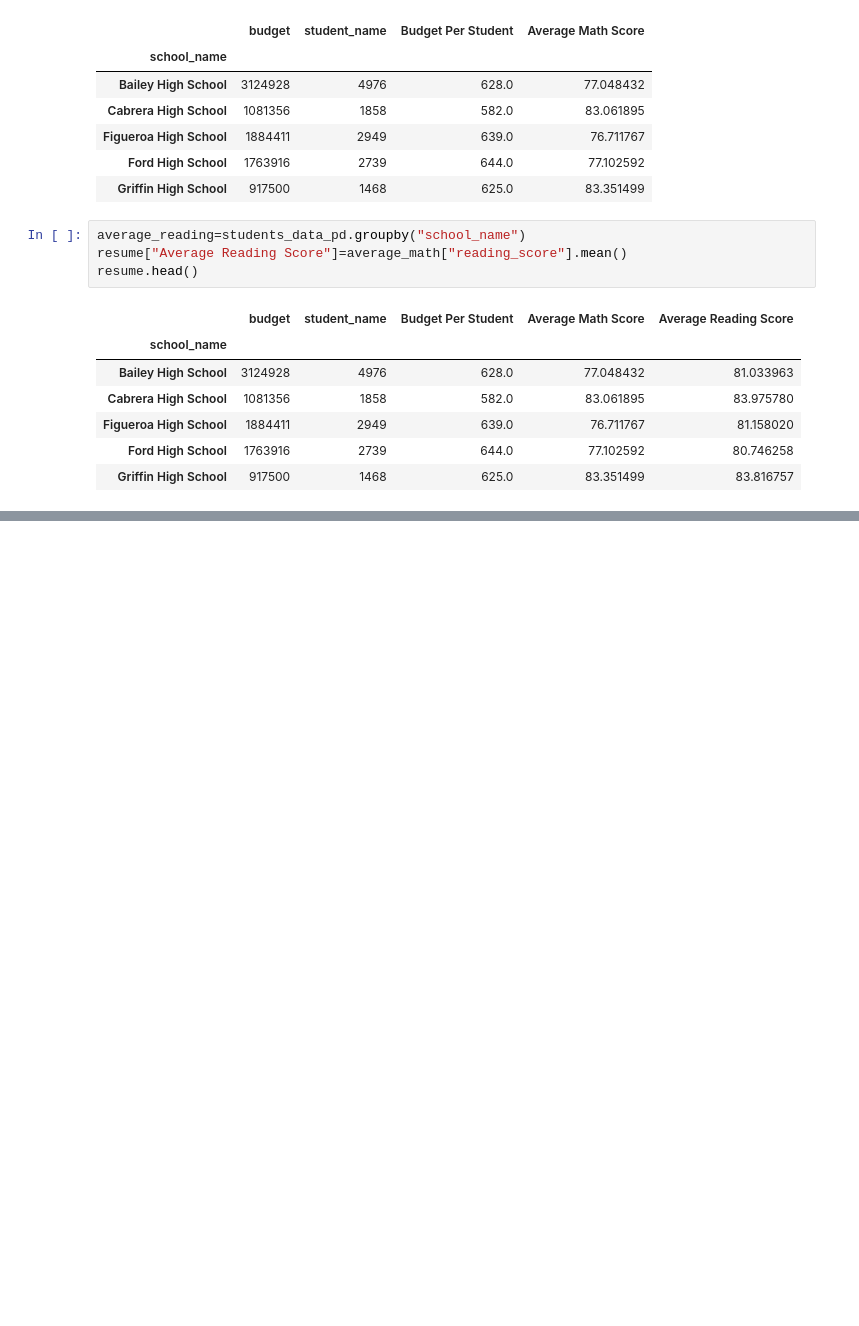
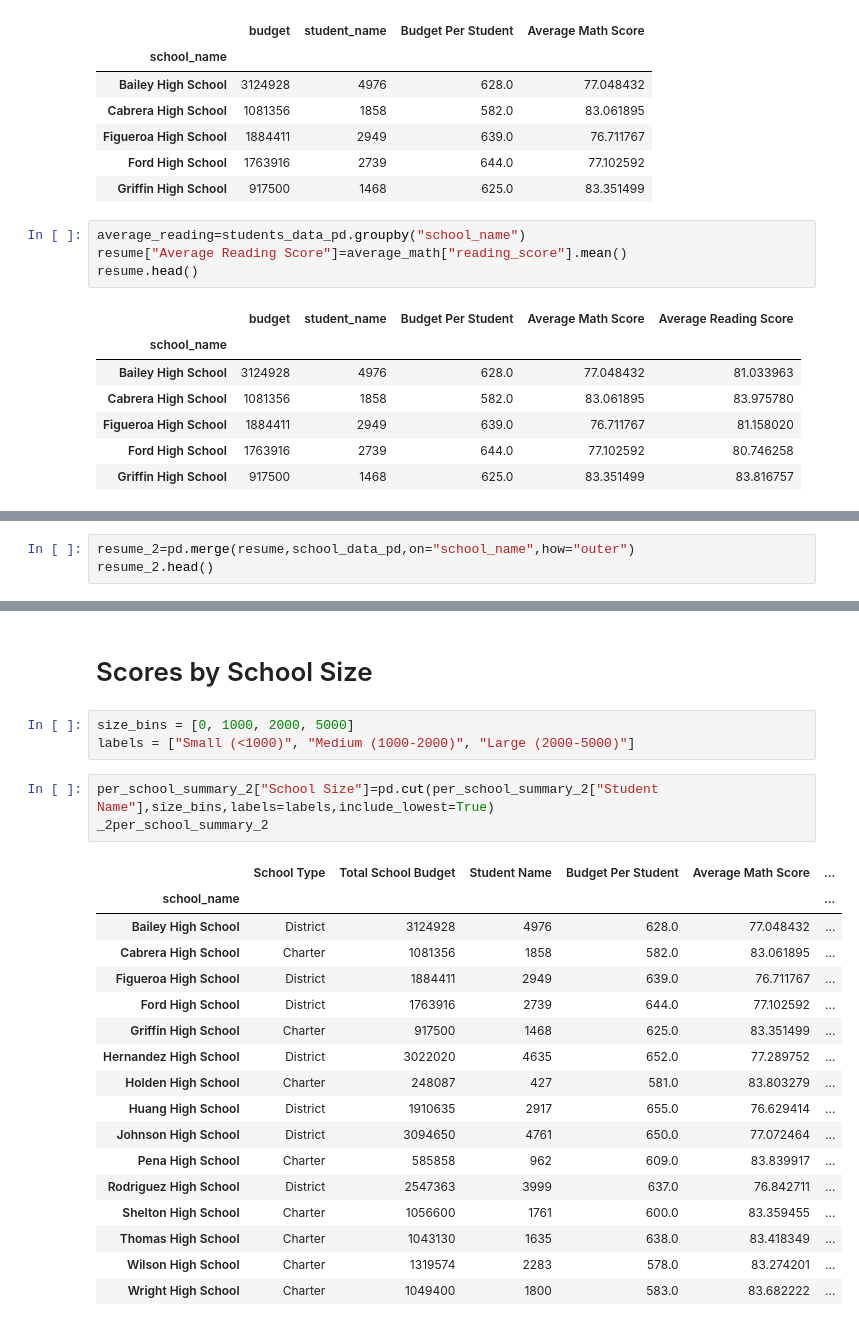
Before and after one commit to SebastianTagle/panda-challenge, a Jupyter notebook: PyCitySchools/PyCitySchoolsST.ipynb, the cells around one changed output, grey strips where cells are left out. Saved outputs shown, nothing was run; the diff lists cells and outputs as text; blank space fills up the shorter version.

```diff
--- a/PyCitySchools/PyCitySchoolsST.ipynb
+++ b/PyCitySchools/PyCitySchoolsST.ipynb
@@ -236,0 +306,3 @@ resume.head()
+# %%
+resume_2=pd.merge(resume,school_data_pd,on="school_name",how="outer")
+resume_2.head()
@@ -236,0 +473,26 @@ resume.head()
+# %% [markdown]
+# Scores by School Size
+# %%
+size_bins = [0, 1000, 2000, 5000]
+labels = ["Small (<1000)", "Medium (1000-2000)", "Large (2000-5000)"]
+# %%
+per_school_summary_2["School Size"]=pd.cut(per_school_summary_2["Student Name"],size_bins,labels=labels,include_lowest=True)
+_2per_school_summary_2
+# %% [output]
+|  | School Type | Total School Budget | Student Name | Budget Per Student | Average Math Score | ... |
+| school_name |  |  |  |  |  | ... |
+| Bailey High School | District | 3124928 | 4976 | 628.0 | 77.048432 | ... |
+| Cabrera High School | Charter | 1081356 | 1858 | 582.0 | 83.061895 | ... |
+| Figueroa High School | District | 1884411 | 2949 | 639.0 | 76.711767 | ... |
+| Ford High School | District | 1763916 | 2739 | 644.0 | 77.102592 | ... |
+| Griffin High School | Charter | 917500 | 1468 | 625.0 | 83.351499 | ... |
+| Hernandez High School | District | 3022020 | 4635 | 652.0 | 77.289752 | ... |
+| Holden High School | Charter | 248087 | 427 | 581.0 | 83.803279 | ... |
+| Huang High School | District | 1910635 | 2917 | 655.0 | 76.629414 | ... |
+| Johnson High School | District | 3094650 | 4761 | 650.0 | 77.072464 | ... |
+| Pena High School | Charter | 585858 | 962 | 609.0 | 83.839917 | ... |
+| Rodriguez High School | District | 2547363 | 3999 | 637.0 | 76.842711 | ... |
+| Shelton High School | Charter | 1056600 | 1761 | 600.0 | 83.359455 | ... |
+| Thomas High School | Charter | 1043130 | 1635 | 638.0 | 83.418349 | ... |
+| Wilson High School | Charter | 1319574 | 2283 | 578.0 | 83.274201 | ... |
+| Wright High School | Charter | 1049400 | 1800 | 583.0 | 83.682222 | ... |
```
Also changed, not shown: parts of 29 cells of this notebook.
